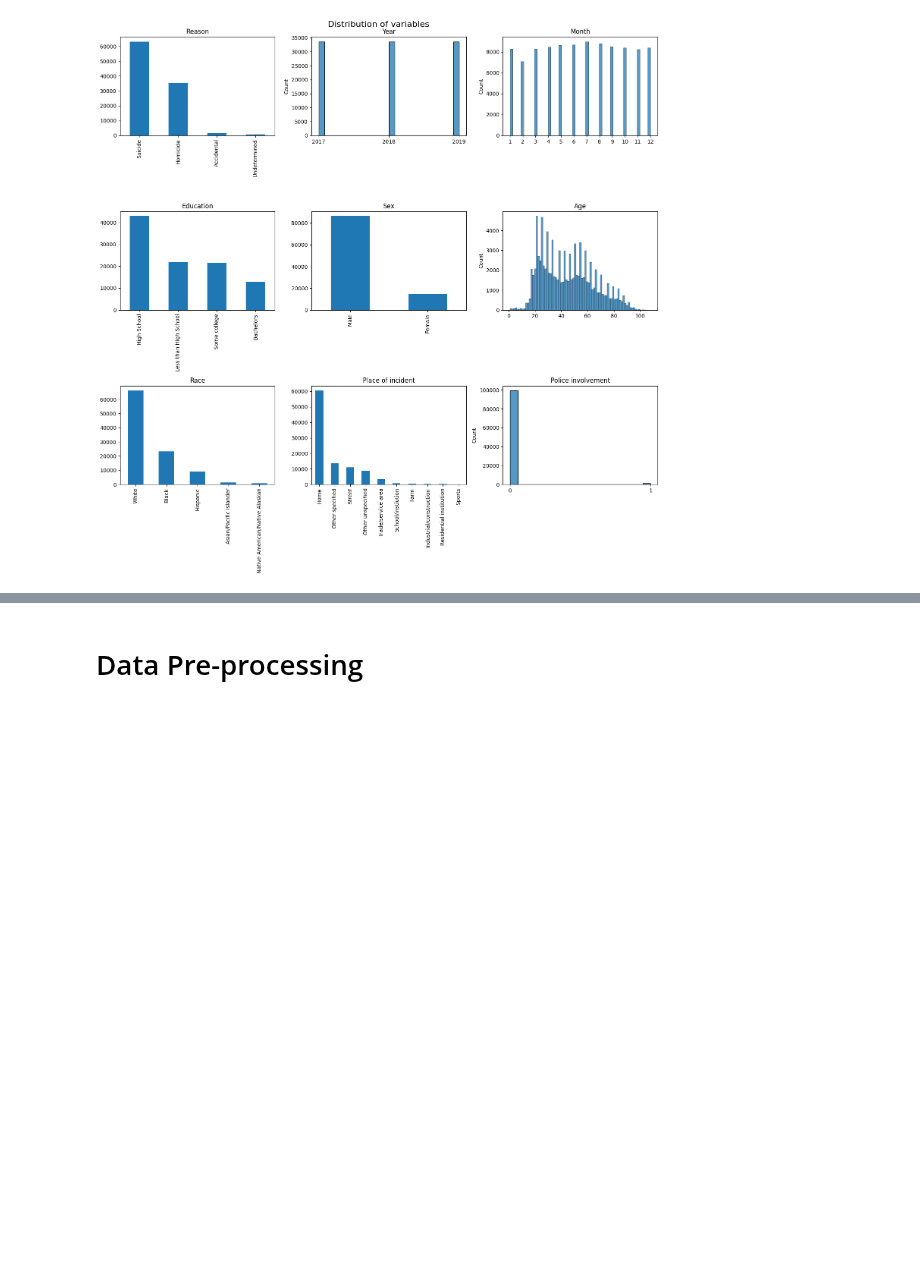
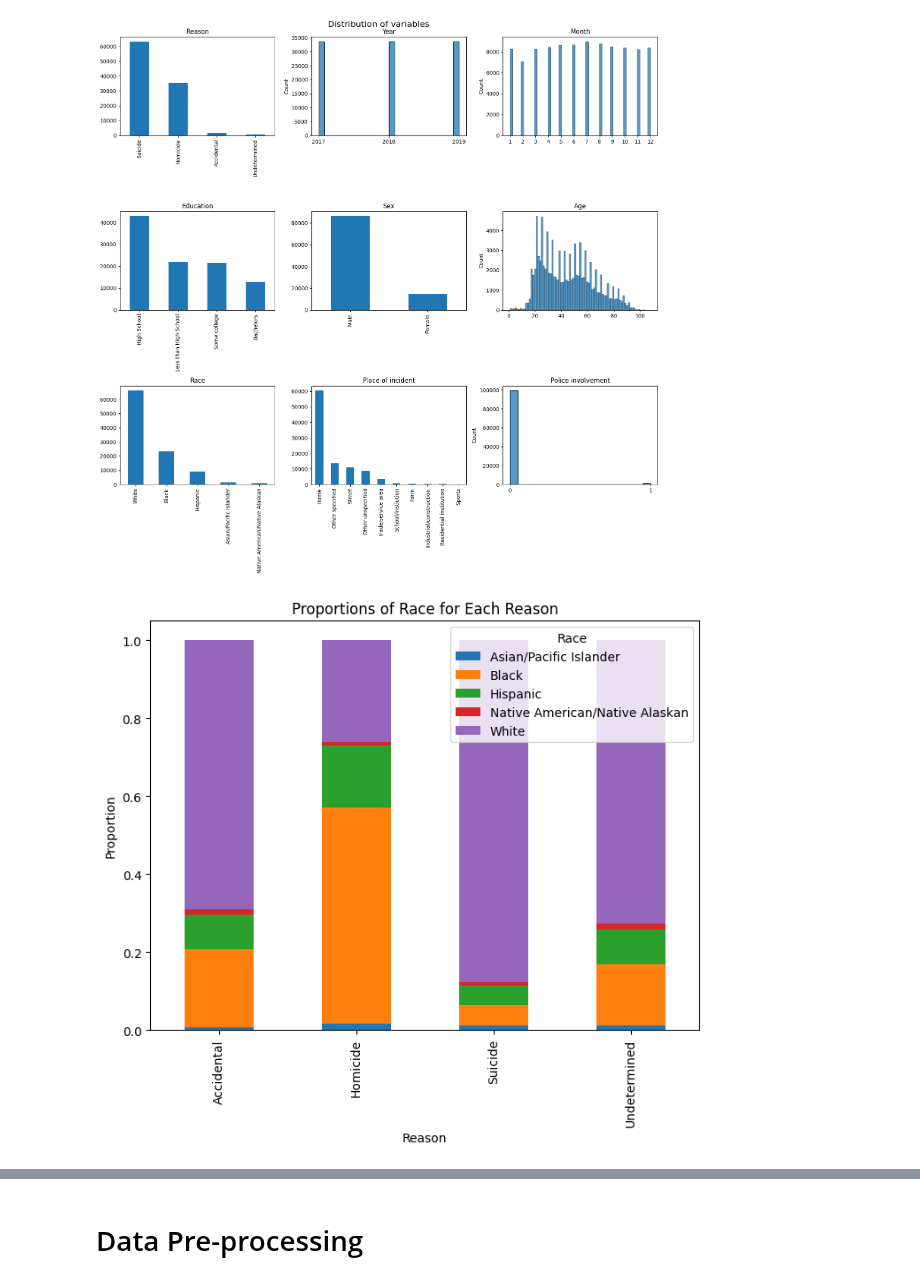
Before and after one commit to ahuang28/cs3244_final_project, a Jupyter notebook: code.ipynb, the cells around one changed output, grey strips where cells are left out. Saved outputs shown, nothing was run; the diff lists cells and outputs as text; code cells hidden in the pictures; blank space fills up the shorter version.

Commit message:
graphs and error analysis

```diff
--- a/code.ipynb
+++ b/code.ipynb
@@ -93,3 +94,15 @@ for i in range(3):
 plt.tight_layout()
 # %% [output]
 [figure]
+# %%
+crosstab = pd.crosstab(df['Reason'], df['Race'], normalize='index')
+
+crosstab.plot(kind='bar', stacked=True, figsize=(8, 6))
+
+plt.xlabel('Reason')
+plt.ylabel('Proportion')
+plt.title('Proportions of Race for Each Reason')
+
+plt.show()
+# %% [output]
+[figure, added]
```
Also changed, not shown: parts of 27 cells of this notebook.
